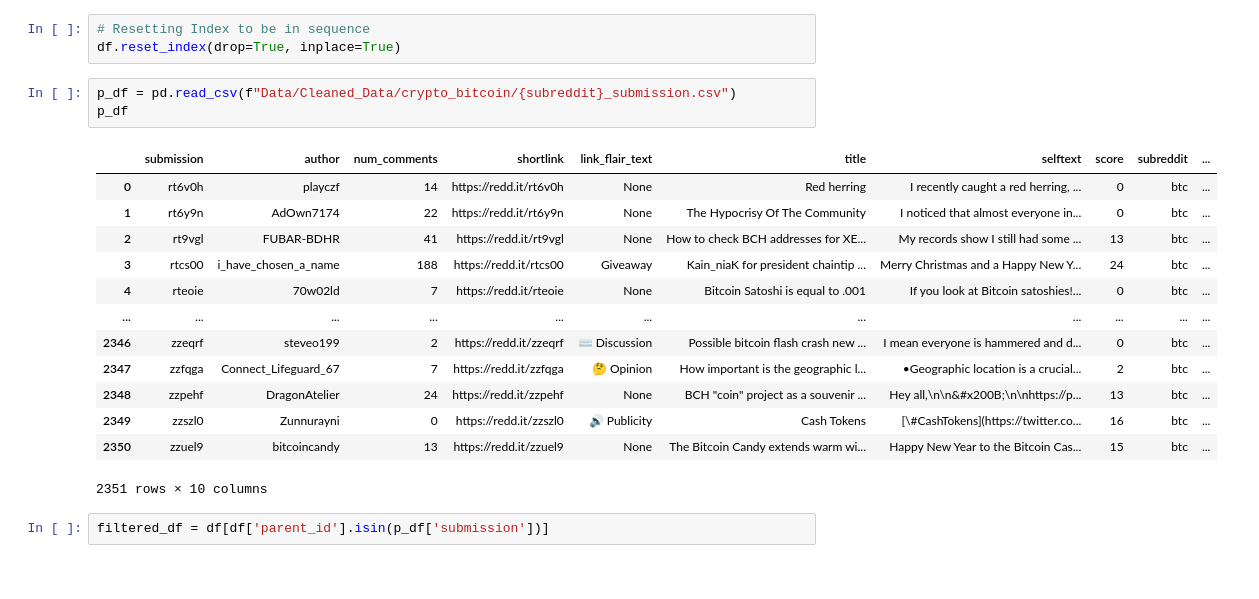
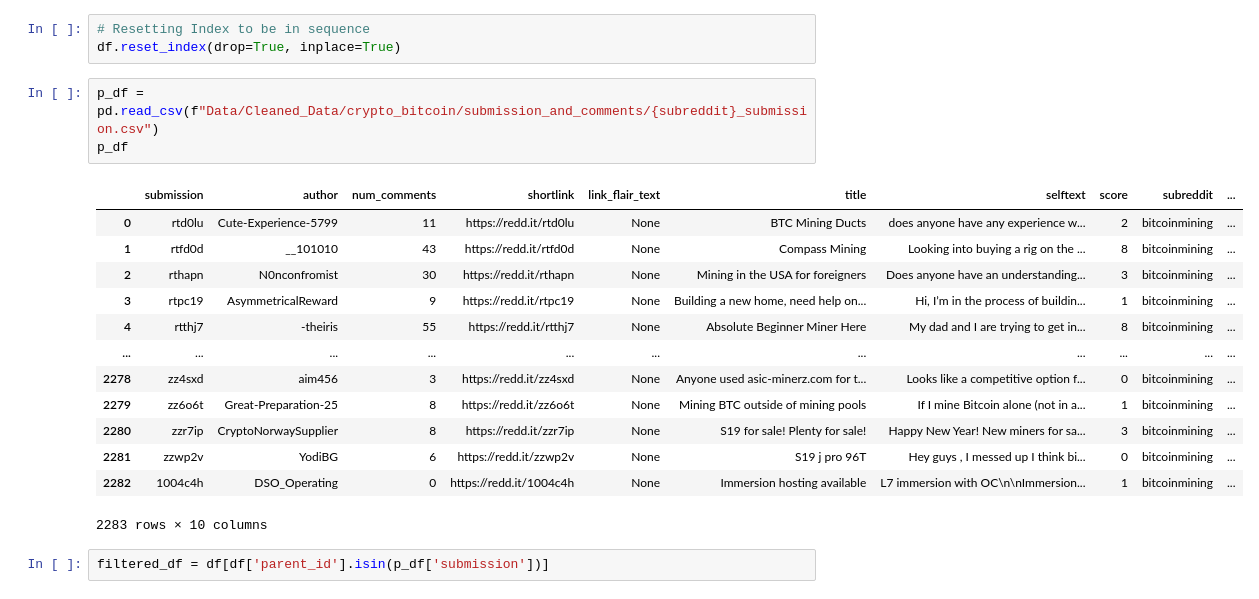
Before and after one commit to niks16/MasterThesis, a Jupyter notebook: Comment_Data_Preprocessing.ipynb, the cells around one changed output. Cells and saved outputs as stored; diff of their text form.

Commit message:
Adding Time Series Data

```diff
--- a/Comment_Data_Preprocessing.ipynb
+++ b/Comment_Data_Preprocessing.ipynb
@@ -163,22 +155,22 @@ df.shape
 # Resetting Index to be in sequence
 df.reset_index(drop=True, inplace=True)
 # %%
-p_df = pd.read_csv(f"Data/Cleaned_Data/crypto_bitcoin/{subreddit}_submission.csv")
+p_df = pd.read_csv(f"Data/Cleaned_Data/crypto_bitcoin/submission_and_comments/{subreddit}_submission.csv")
 p_df
 # %% [output]
 |  | submission | author | num_comments | shortlink | link_flair_text | title | selftext | score | subreddit | ... |
-| 0 | rt6v0h | playczf | 14 | https://redd.it/rt6v0h | None | Red herring | I recently caught a red herring, ... | 0 | btc | ... |
-| 1 | rt6y9n | AdOwn7174 | 22 | https://redd.it/rt6y9n | None | The Hypocrisy Of The Community | I noticed that almost everyone in... | 0 | btc | ... |
-| 2 | rt9vgl | FUBAR-BDHR | 41 | https://redd.it/rt9vgl | None | How to check BCH addresses for XE... | My records show I still had some ... | 13 | btc | ... |
-| 3 | rtcs00 | i_have_chosen_a_name | 188 | https://redd.it/rtcs00 | Giveaway | Kain_niaK for president chaintip ... | Merry Christmas and a Happy New Y... | 24 | btc | ... |
-| 4 | rteoie | 70w02ld | 7 | https://redd.it/rteoie | None | Bitcoin Satoshi is equal to .001 | If you look at Bitcoin satoshies!... | 0 | btc | ... |
+| 0 | rtd0lu | Cute-Experience-5799 | 11 | https://redd.it/rtd0lu | None | BTC Mining Ducts | does anyone have any experience w... | 2 | bitcoinmining | ... |
+| 1 | rtfd0d | __101010 | 43 | https://redd.it/rtfd0d | None | Compass Mining | Looking into buying a rig on the ... | 8 | bitcoinmining | ... |
+| 2 | rthapn | N0nconfromist | 30 | https://redd.it/rthapn | None | Mining in the USA for foreigners | Does anyone have an understanding... | 3 | bitcoinmining | ... |
+| 3 | rtpc19 | AsymmetricalReward | 9 | https://redd.it/rtpc19 | None | Building a new home, need help on... | Hi, I’m in the process of buildin... | 1 | bitcoinmining | ... |
+| 4 | rtthj7 | -theiris | 55 | https://redd.it/rtthj7 | None | Absolute Beginner Miner Here | My dad and I are trying to get in... | 8 | bitcoinmining | ... |
 | ... | ... | ... | ... | ... | ... | ... | ... | ... | ... | ... |
-| 2346 | zzeqrf | steveo199 | 2 | https://redd.it/zzeqrf | ⌨ Discussion | Possible bitcoin flash crash new ... | I mean everyone is hammered and d... | 0 | btc | ... |
-| 2347 | zzfqga | Connect_Lifeguard_67 | 7 | https://redd.it/zzfqga | 🤔 Opinion | How important is the geographic l... | •Geographic location is a crucial... | 2 | btc | ... |
-| 2348 | zzpehf | DragonAtelier | 24 | https://redd.it/zzpehf | None | BCH "coin" project as a souvenir ... | Hey all,\n\n&#x200B;\n\nhttps://p... | 13 | btc | ... |
-| 2349 | zzszl0 | Zunnurayni | 0 | https://redd.it/zzszl0 | 🔊 Publicity | Cash Tokens | [\#CashTokens](https://twitter.co... | 16 | btc | ... |
-| 2350 | zzuel9 | bitcoincandy | 13 | https://redd.it/zzuel9 | None | The Bitcoin Candy extends warm wi... | Happy New Year to the Bitcoin Cas... | 15 | btc | ... |
+| 2278 | zz4sxd | aim456 | 3 | https://redd.it/zz4sxd | None | Anyone used asic-minerz.com for t... | Looks like a competitive option f... | 0 | bitcoinmining | ... |
+| 2279 | zz6o6t | Great-Preparation-25 | 8 | https://redd.it/zz6o6t | None | Mining BTC outside of mining pools | If I mine Bitcoin alone (not in a... | 1 | bitcoinmining | ... |
+| 2280 | zzr7ip | CryptoNorwaySupplier | 8 | https://redd.it/zzr7ip | None | S19 for sale! Plenty for sale! | Happy New Year! New miners for sa... | 3 | bitcoinmining | ... |
+| 2281 | zzwp2v | YodiBG | 6 | https://redd.it/zzwp2v | None | S19 j pro 96T | Hey guys , I messed up I think bi... | 0 | bitcoinmining | ... |
+| 2282 | 1004c4h | DSO_Operating | 0 | https://redd.it/1004c4h | None | Immersion hosting available | L7 immersion with OC\n\nImmersion... | 1 | bitcoinmining | ... |
-2351 rows × 10 columns
+2283 rows × 10 columns
 # %%
 filtered_df = df[df['parent_id'].isin(p_df['submission'])]
 # %%
```
Also changed, not shown: parts of 10 cells of this notebook, 30 other files.
